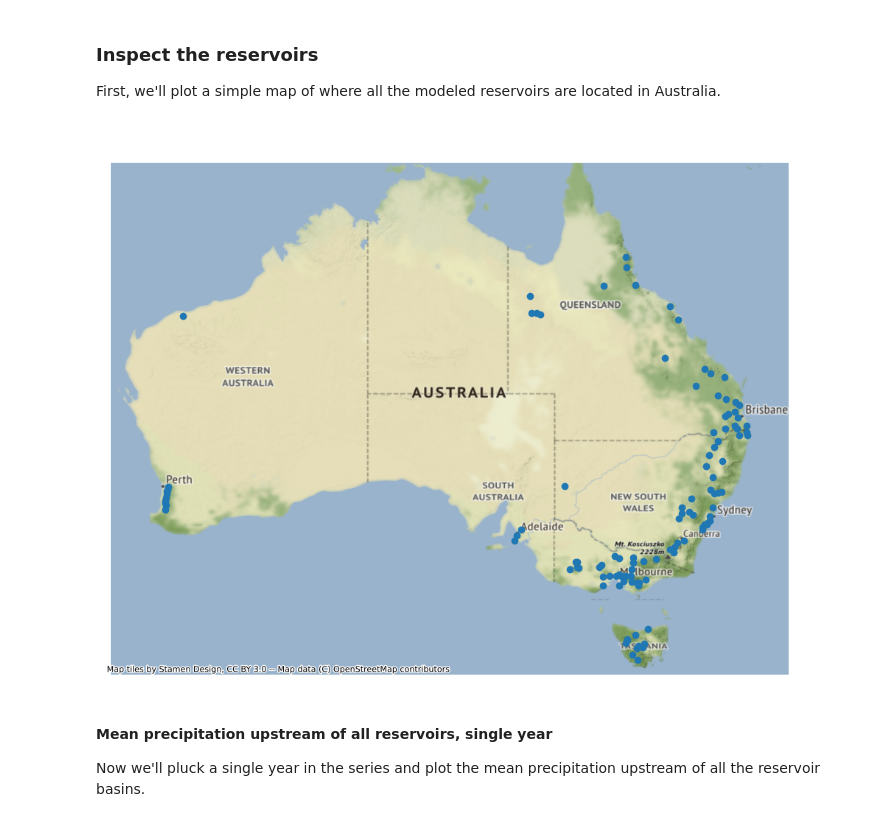
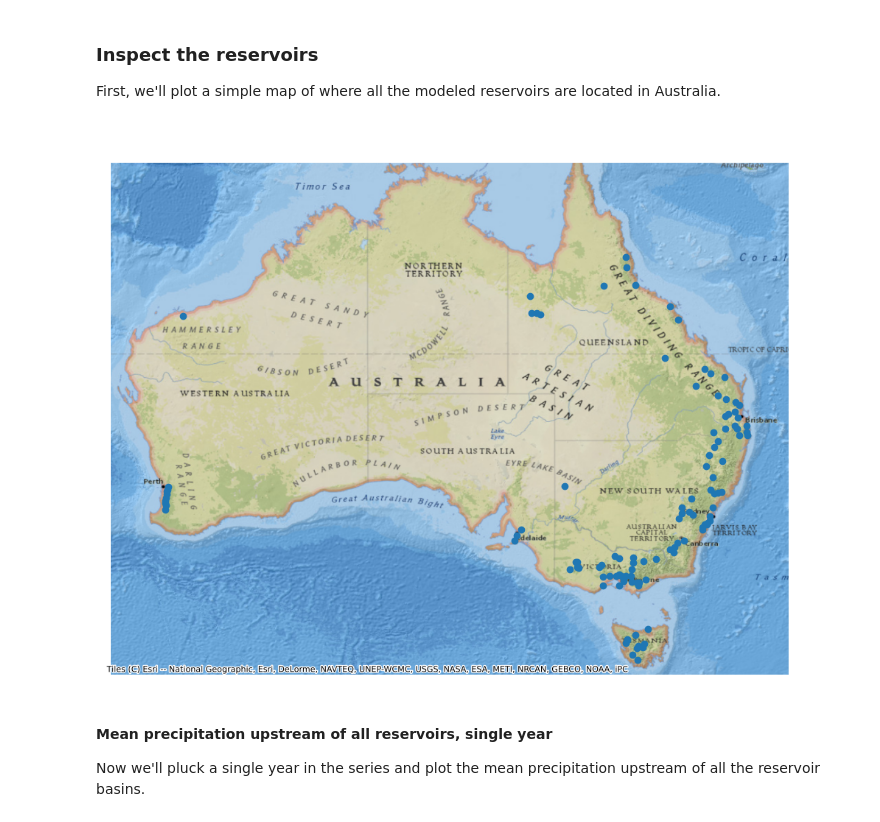
Before and after one commit to microsoft/PlanetaryComputerExamples, a Jupyter notebook: datasets/deltares-water-availability/deltares-water-availability-example.ipynb, the cells around one changed output. Saved outputs shown, nothing was run; the diff lists cells and outputs as text; code cells hidden in the pictures.

Commit message:
Changed provider in deltares-water (#281)

```diff
--- a/datasets/deltares-water-availability/deltares-water-availability-example.ipynb
+++ b/datasets/deltares-water-availability/deltares-water-availability-example.ipynb
@@ -86,14 +86,16 @@ df = ds.drop_dims(["time", "ksathorfrac"]).to_pandas()
 # %%
 geometry = geopandas.GeoSeries(
     geopandas.points_from_xy(df.longitude, df.latitude), crs="WGS84"
 )
 ax = geometry.plot(figsize=(12, 12))
-contextily.add_basemap(ax, crs=geometry.crs.to_string())
+contextily.add_basemap(
+    ax, crs=geometry.crs.to_string(), source=contextily.providers.Esri.NatGeoWorldMap
+)
 
 ax.set_axis_off()
 ax.set(ylim=(-44, -9), xlim=(112, 156));
 # %% [output]
-[figure, old version]
+[figure, new version]
 # %% [markdown]
 #### Mean precipitation upstream of all reservoirs, single year
 
```
Also changed, not shown: parts of 1 cell of this notebook.
